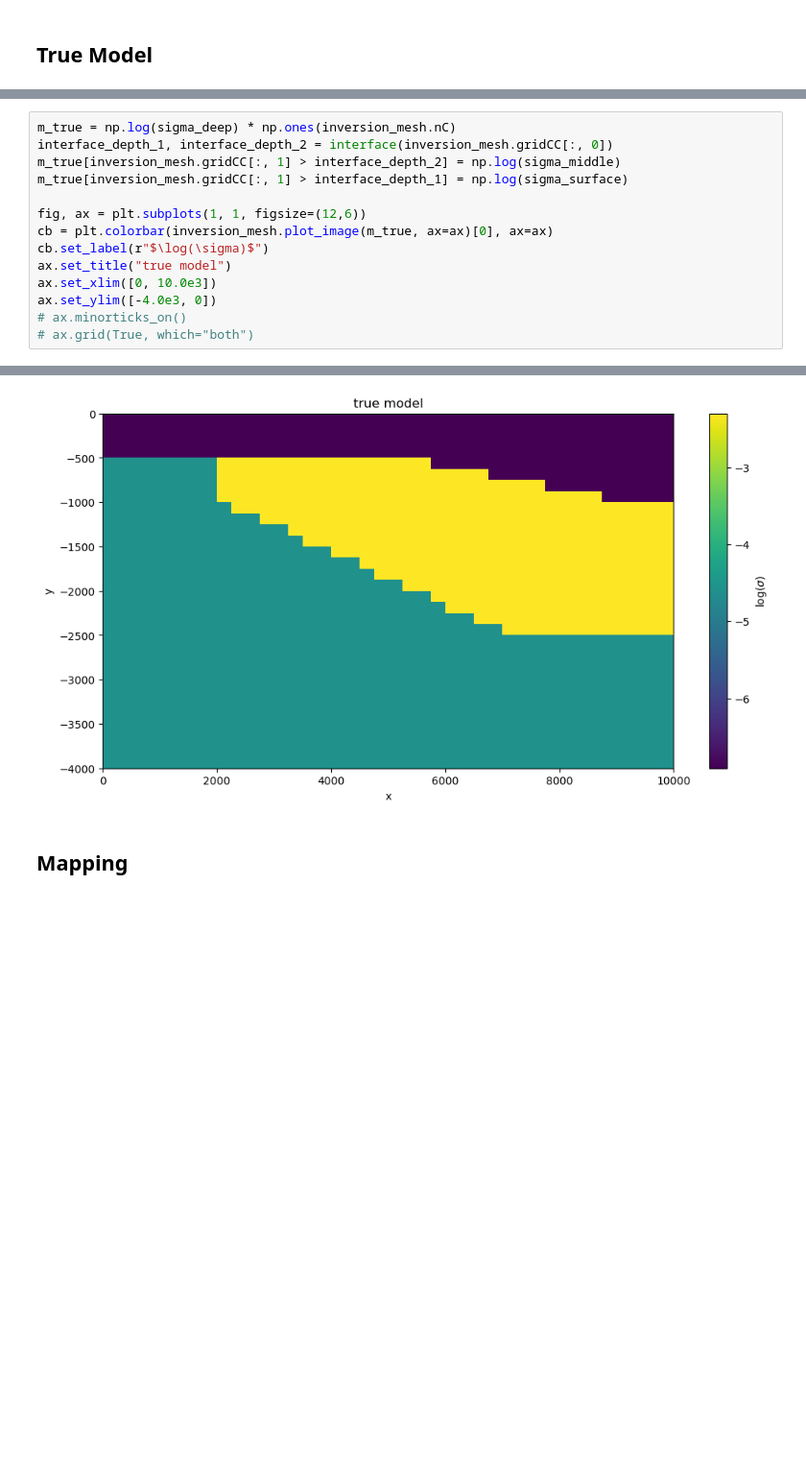
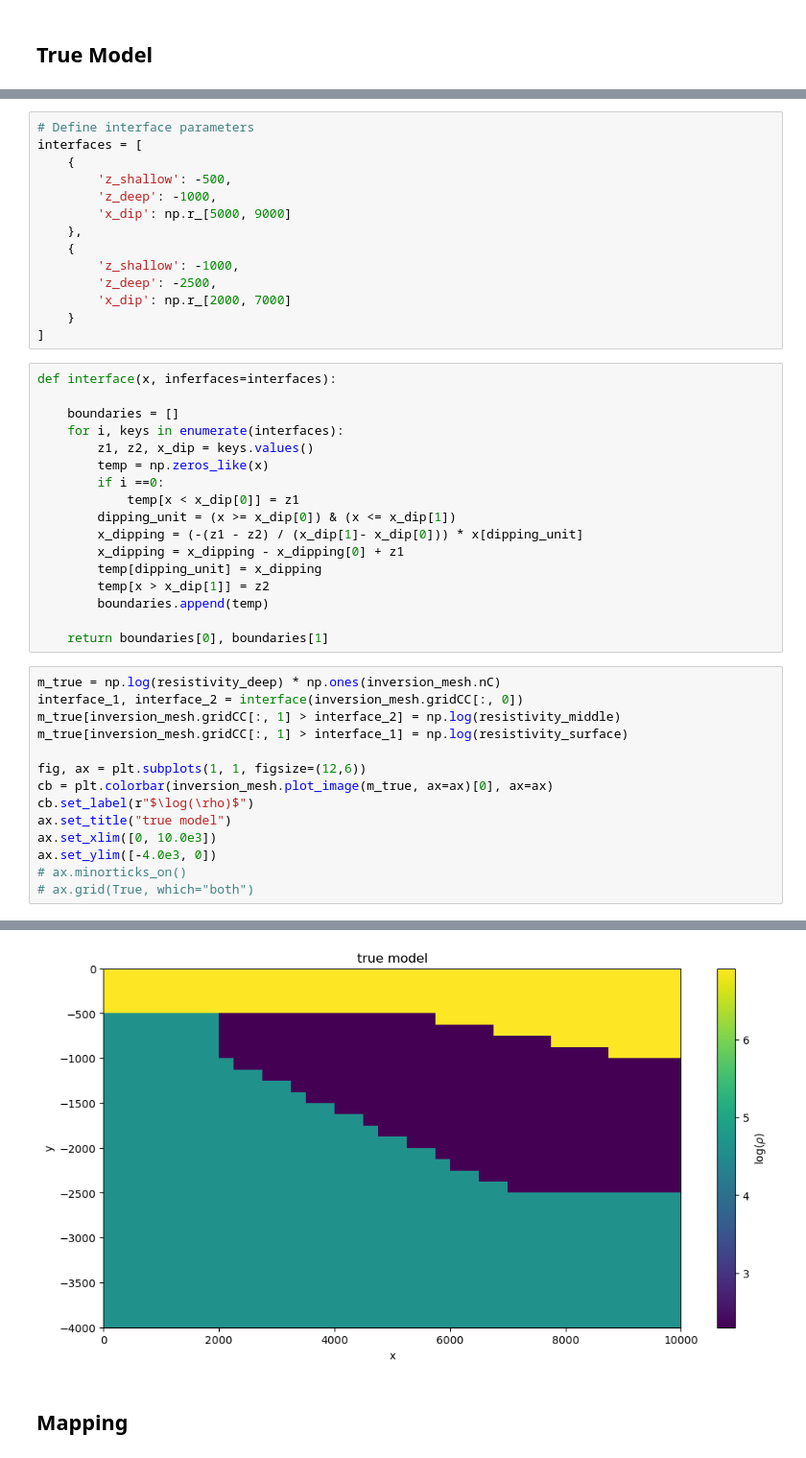
Before and after one commit to SabrinaAshik/EOSC454-Project-SabrinaAshik, a Jupyter notebook: 3d_files/3d_fwd_fdem_simulation.ipynb, the cells around one changed output, grey strips where cells are left out. Shown at 96% size. Cells and saved outputs as stored; diff of their text form; blank space fills up the shorter version.

Commit message:
updated 3d inversion

```diff
--- a/3d_files/3d_fwd_fdem_simulation.ipynb
+++ b/3d_files/3d_fwd_fdem_simulation.ipynb
@@ -108,20 +81,51 @@ def interface(x):
+# %%
+# Define interface parameters
+interfaces = [
+    {
+        'z_shallow': -500,
+        'z_deep': -1000,
+        'x_dip': np.r_[5000, 9000]
+    },
+    {
+        'z_shallow': -1000,
+        'z_deep': -2500,
+        'x_dip': np.r_[2000, 7000]
+    }
+]
+# %%
+def interface(x, inferfaces=interfaces):
+
+    boundaries = []
+    for i, keys in enumerate(interfaces):
+        z1, z2, x_dip = keys.values()
+        temp = np.zeros_like(x)
+        if i ==0:
+            temp[x < x_dip[0]] = z1
+        dipping_unit = (x >= x_dip[0]) & (x <= x_dip[1])
+        x_dipping = (-(z1 - z2) / (x_dip[1]- x_dip[0])) * x[dipping_unit]
+        x_dipping = x_dipping - x_dipping[0] + z1
+        temp[dipping_unit] = x_dipping
+        temp[x > x_dip[1]] = z2
+        boundaries.append(temp)
+
+    return boundaries[0], boundaries[1]
 # %%
-m_true = np.log(sigma_deep) * np.ones(inversion_mesh.nC)
-interface_depth_1, interface_depth_2 = interface(inversion_mesh.gridCC[:, 0])
-m_true[inversion_mesh.gridCC[:, 1] > interface_depth_2] = np.log(sigma_middle)
-m_true[inversion_mesh.gridCC[:, 1] > interface_depth_1] = np.log(sigma_surface)
+m_true = np.log(resistivity_deep) * np.ones(inversion_mesh.nC)
+interface_1, interface_2 = interface(inversion_mesh.gridCC[:, 0])
+m_true[inversion_mesh.gridCC[:, 1] > interface_2] = np.log(resistivity_middle)
+m_true[inversion_mesh.gridCC[:, 1] > interface_1] = np.log(resistivity_surface)
 
 fig, ax = plt.subplots(1, 1, figsize=(12,6))
 cb = plt.colorbar(inversion_mesh.plot_image(m_true, ax=ax)[0], ax=ax)
-cb.set_label(r"$\log(\sigma)$")
+cb.set_label(r"$\log(\rho)$")
 ax.set_title("true model")
 ax.set_xlim([0, 10.0e3])
 ax.set_ylim([-4.0e3, 0])
 # ax.minorticks_on()
 # ax.grid(True, which="both")
 # %% [output]
 (-4000.0, 0.0)
-[figure, old version]
+[figure, new version]
 # %% [markdown]
 ## Mapping
 # %%
```
Also changed, not shown: parts of 18 cells of this notebook, 8 other files.
